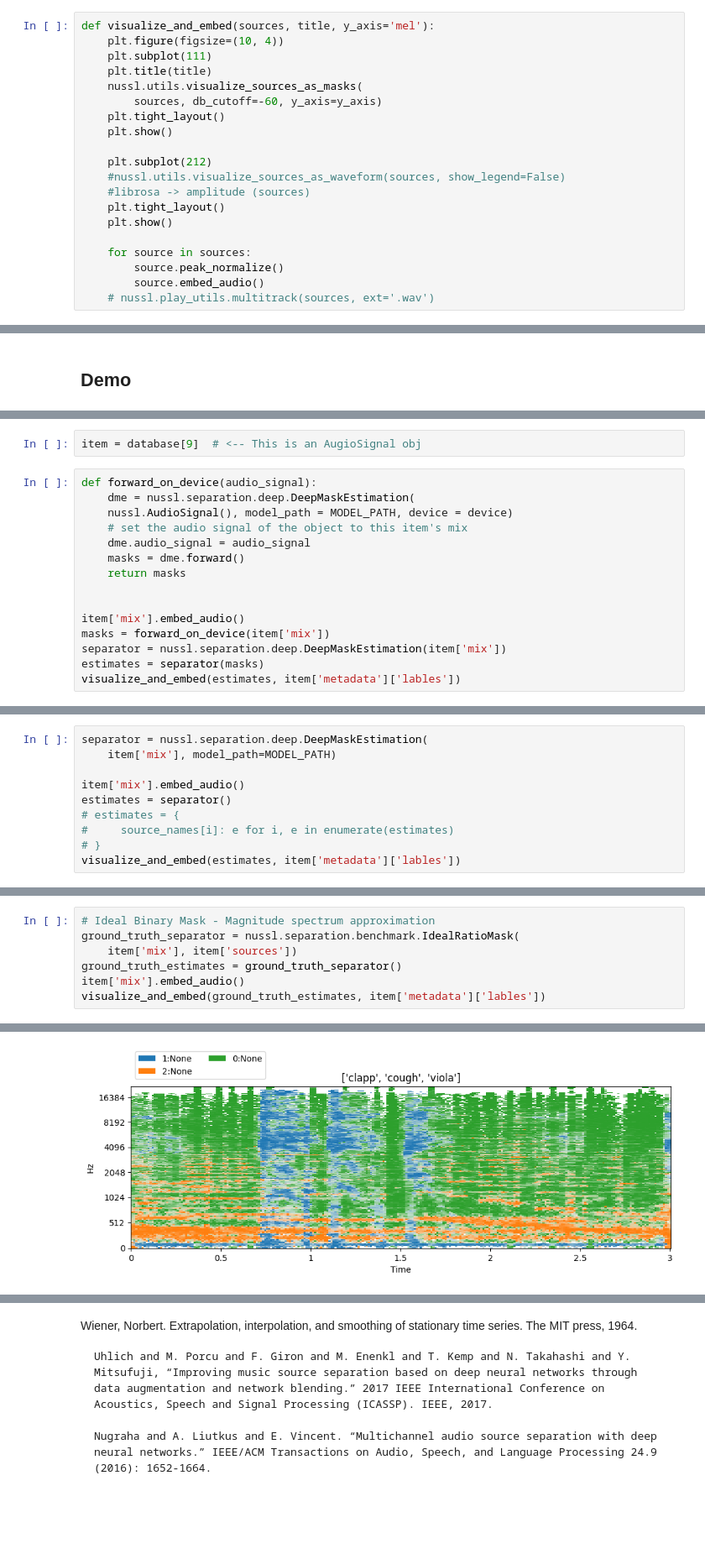
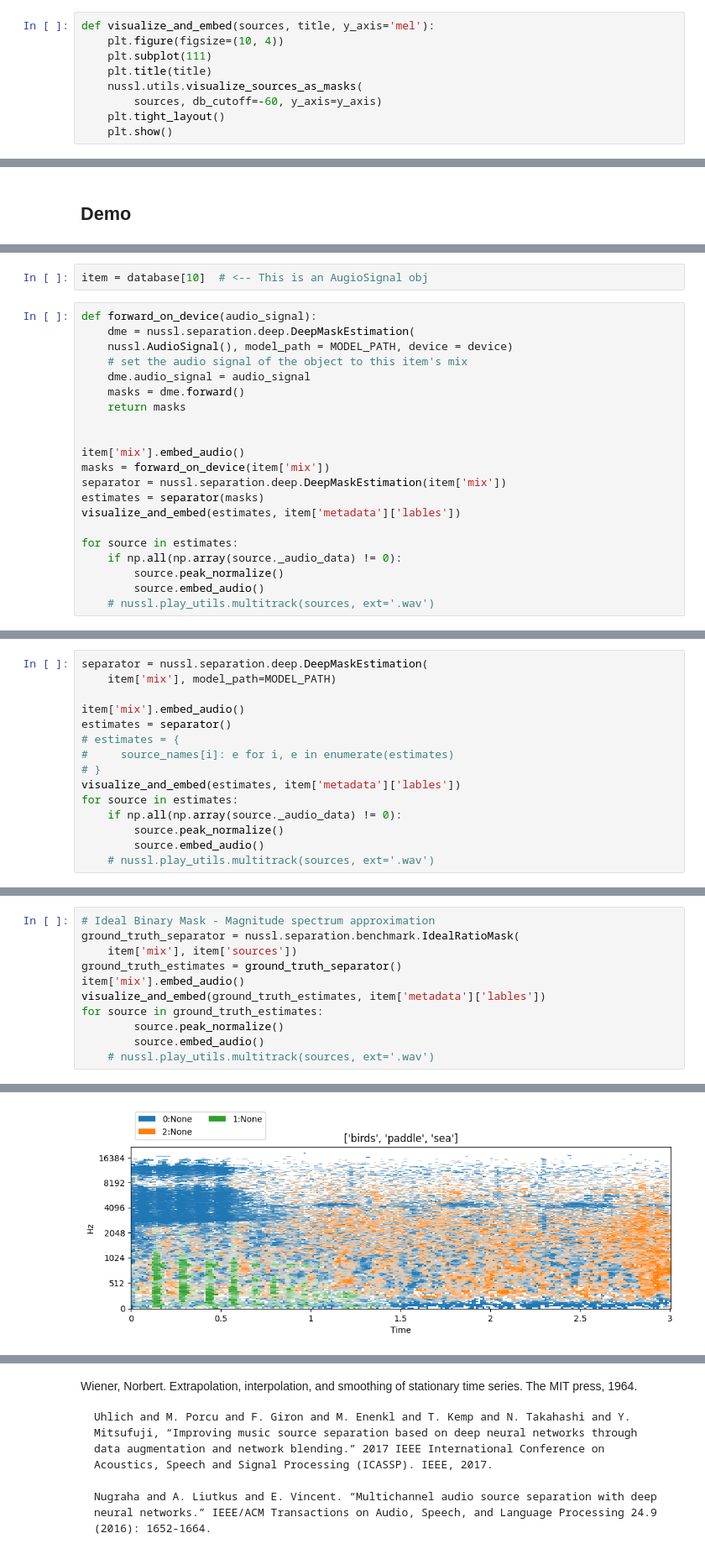
Before and after one commit to Elisheva-Shiri/Sorona_wav, a Jupyter notebook: 3_evaluation.ipynb, the cells around one changed output, grey strips where cells are left out. Shown at 84% size. Saved outputs shown, nothing was run; the diff lists cells and outputs as text; blank space fills up the shorter version.

```diff
--- a/3_evaluation.ipynb
+++ b/3_evaluation.ipynb
@@ -58,17 +59,6 @@ def visualize_and_embed(sources, title, y_axis='mel'):
         sources, db_cutoff=-60, y_axis=y_axis)
     plt.tight_layout()
     plt.show()
-
-    plt.subplot(212)
-    #nussl.utils.visualize_sources_as_waveform(sources, show_legend=False)
-    #librosa -> amplitude (sources)
-    plt.tight_layout()
-    plt.show()
-
-    for source in sources:
-        source.peak_normalize()
-        source.embed_audio()
-    # nussl.play_utils.multitrack(sources, ext='.wav')
 # %%
 database = dataset_v3(PATH, sample_rate = SR)
 print(f"There are {len(database)} samples in the data")
@@ -79,5 +71,5 @@ There are 125 samples in the data
 # %%
-item = database[9]  # <-- This is an AugioSignal obj
+item = database[10]  # <-- This is an AugioSignal obj
 # %%
 def forward_on_device(audio_signal):
     dme = nussl.separation.deep.DeepMaskEstimation(
@@ -93,5 +85,11 @@ masks = forward_on_device(item['mix'])
 separator = nussl.separation.deep.DeepMaskEstimation(item['mix'])
 estimates = separator(masks)
 visualize_and_embed(estimates, item['metadata']['lables'])
+
+for source in estimates:
+    if np.all(np.array(source._audio_data) != 0):
+        source.peak_normalize()
+        source.embed_audio()
+    # nussl.play_utils.multitrack(sources, ext='.wav')
 # %% [output]
 [interactive output not drawn]
@@ -110,5 +109,10 @@ estimates = separator()
 #     source_names[i]: e for i, e in enumerate(estimates)
 # }
 visualize_and_embed(estimates, item['metadata']['lables'])
+for source in estimates:
+    if np.all(np.array(source._audio_data) != 0):
+        source.peak_normalize()
+        source.embed_audio()
+    # nussl.play_utils.multitrack(sources, ext='.wav')
 # %% [output]
 [interactive output not drawn]
@@ -120,10 +123,14 @@ visualize_and_embed(estimates, item['metadata']['lables'])
 # %%
 # Ideal Binary Mask - Magnitude spectrum approximation
 ground_truth_separator = nussl.separation.benchmark.IdealRatioMask(
     item['mix'], item['sources'])
 ground_truth_estimates = ground_truth_separator()
 item['mix'].embed_audio()
 visualize_and_embed(ground_truth_estimates, item['metadata']['lables'])
+for source in ground_truth_estimates:
+        source.peak_normalize()
+        source.embed_audio()
+    # nussl.play_utils.multitrack(sources, ext='.wav')
 # %% [output]
 [interactive output not drawn]
-[figure, old version]
+[figure, new version]
```
Also changed, not shown: parts of 21 cells of this notebook, 5 other files.
